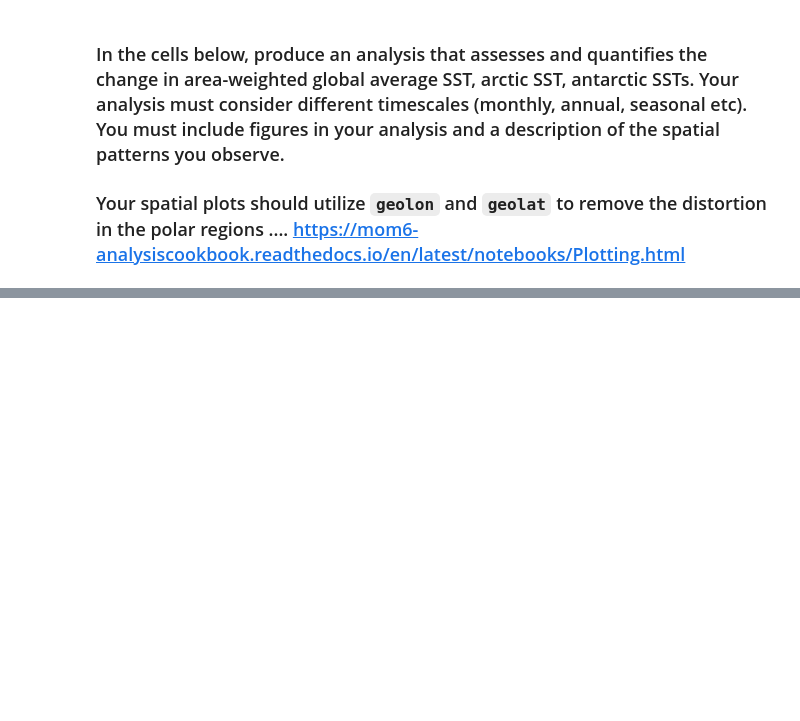
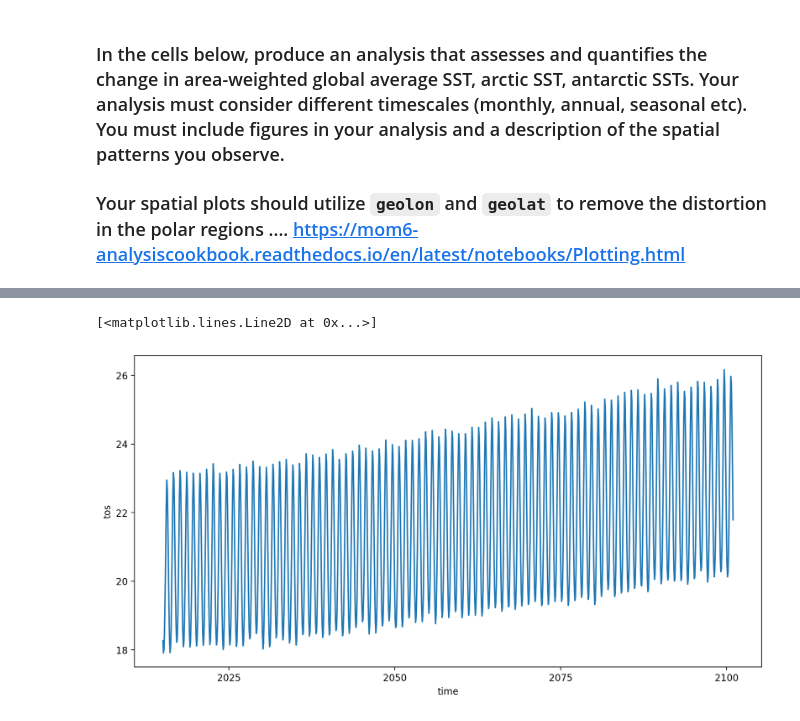
Before and after one commit to EES-3506-5506/Unit5_Holtzman, a Jupyter notebook: notebooks/SST_ClimateModel_Analysis_Notebook.ipynb, the cells around one changed output, grey strips where cells are left out. Drawn from its saved outputs; the diff is of its cells as text; code cells hidden in the pictures; blank space fills up the shorter version.

```diff
--- a/notebooks/SST_ClimateModel_Analysis_Notebook.ipynb
+++ b/notebooks/SST_ClimateModel_Analysis_Notebook.ipynb
@@ -185,0 +263,7 @@ m2
+# %%
+#monthly antactic SST over time
+antarctic_weighted_avg_SST= antarctic.weighted(gfdl_esm4_cell_area).mean(['latitude', 'longitude'])
+antarctic_weighted_avg_SST.plot()
+# %% [output]
+[<matplotlib.lines.Line2D at 0x...>]
+[figure, added]
```
Also changed, not shown: parts of 15 cells of this notebook, 4 other files.
